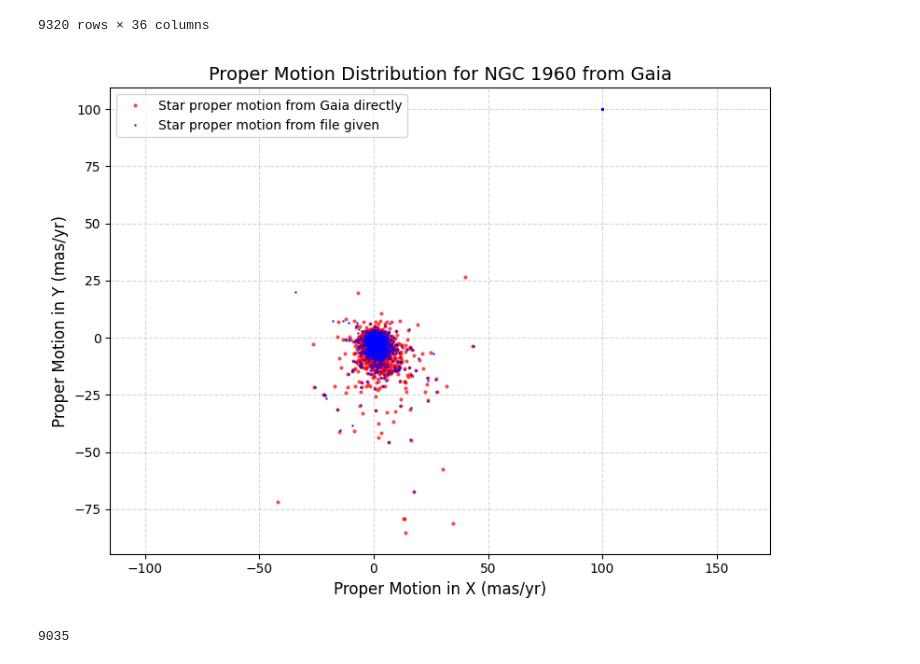
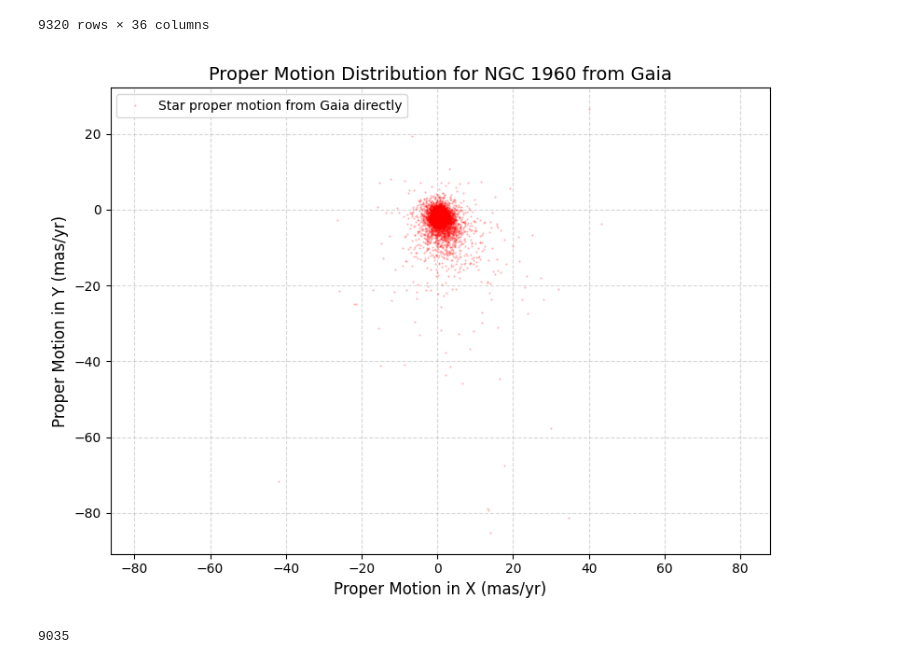
Before and after one commit to pranavkalsi/My-Projects, a Jupyter notebook: NGC_1960.ipynb, the cells around one changed output. Cells and saved outputs as stored; diff of their text form; code cells hidden in the pictures.

```diff
--- a/NGC_1960.ipynb
+++ b/NGC_1960.ipynb
@@ -222,36 +228,37 @@ Df
 # %%
 plt.figure(figsize=(8, 6))  # Optional: larger figure size
 plt.plot(
     Df.pmra,
     Df.pmdec,
     'ro',
-    markersize=2,  # smaller marker size
-    alpha=0.6,     # optional: make points slightly transparent
+    markersize=0.5,  # smaller marker size
+    alpha=0.3,     # optional: make points slightly transparent
     label='Star proper motion from Gaia directly'
 )
-
+'''
 plt.plot(
     NGC_1960_data.mu_x,
     NGC_1960_data.mu_y,
     'bo',
     markersize=1,  # smaller marker size
     alpha=0.6,     # optional: make points slightly transparent
     label='Star proper motion from file given'
 )
+'''
 plt.axis('equal')
 
 # Add labels and title
 plt.xlabel('Proper Motion in X (mas/yr)', fontsize=12)
 plt.ylabel('Proper Motion in Y (mas/yr)', fontsize=12)
 plt.title('Proper Motion Distribution for NGC 1960 from Gaia', fontsize=14)
 
 # Add grid and legend
 plt.grid(True, linestyle='--', alpha=0.5)
 plt.legend()
 plt.tight_layout()
 plt.show()
 # %% [output]
-[figure, old version]
+[figure, new version]
 # %%
 Df.radial_velocity.isna().sum()
 # %% [output]
```
Also changed, not shown: parts of 18 cells of this notebook, 2 other files.
